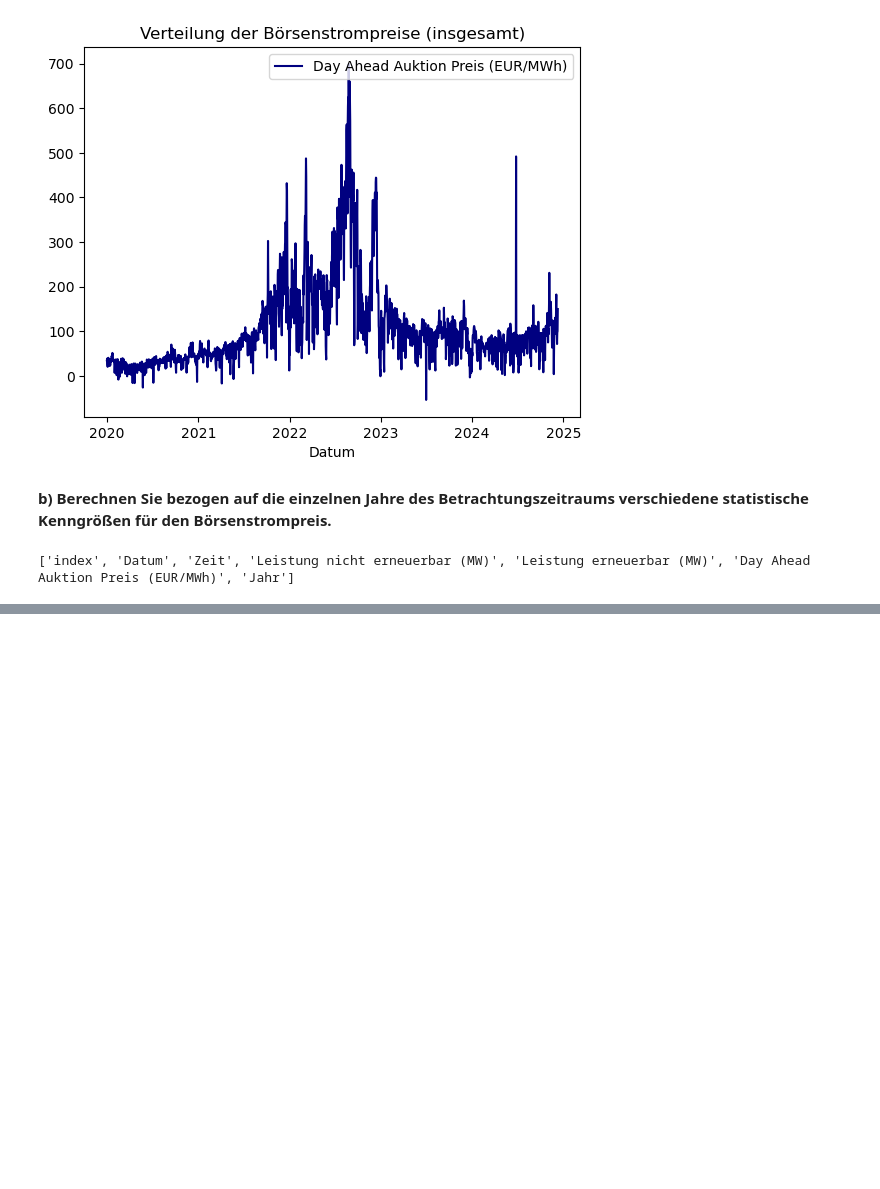
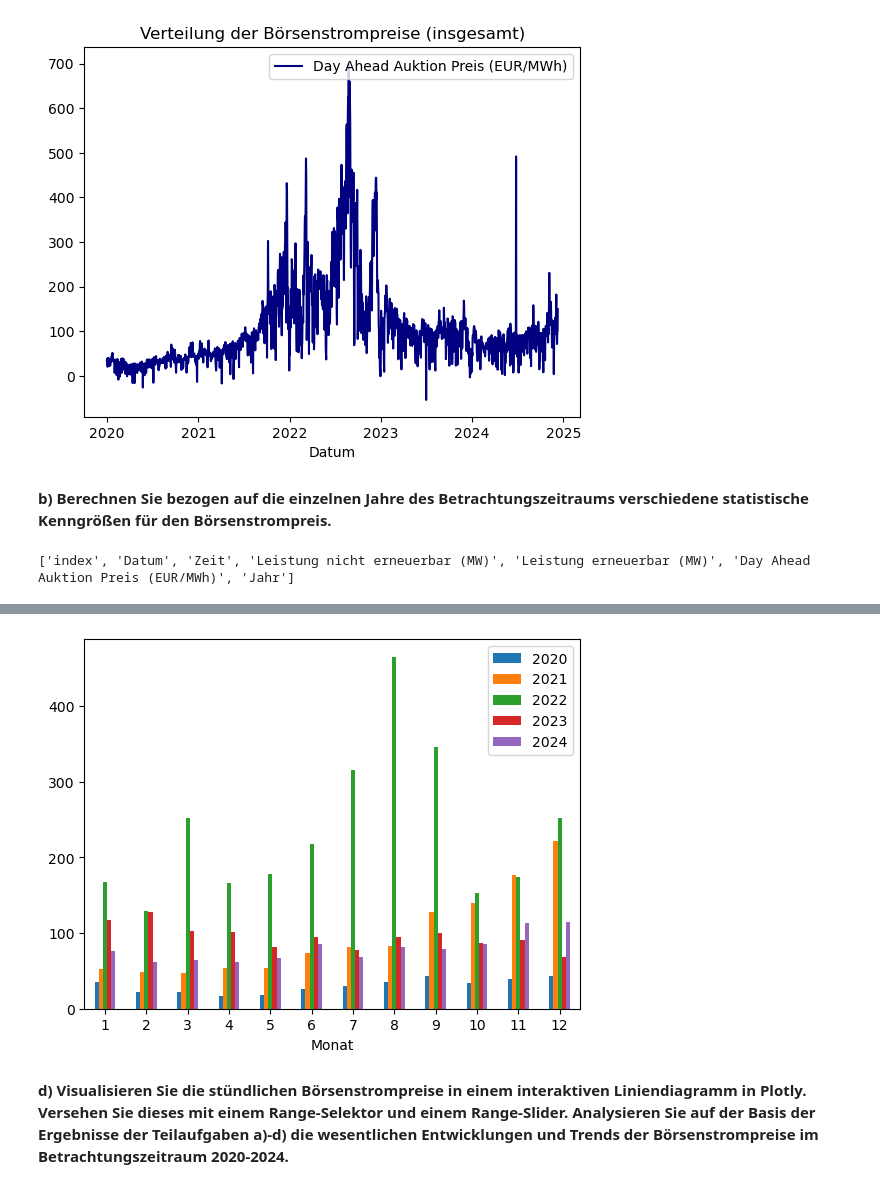
Before and after one commit to himanshunikam/DAT-Projektarbeit, a Jupyter notebook: aufgabe1.ipynb, the cells around one changed output, grey strips where cells are left out. Saved outputs shown, nothing was run; the diff lists cells and outputs as text; code cells hidden in the pictures; blank space fills up the shorter version.

```diff
--- a/aufgabe1.ipynb
+++ b/aufgabe1.ipynb
@@ -224,3 +234,11 @@ Jahr
 # %%
 df_year_2020['Monat']= pd.DatetimeIndex(df_year_2020['Datum']).month
-df_year_2020
+df_year_2021['Monat']= pd.DatetimeIndex(df_year_2021['Datum']).month
+df_year_2022['Monat']= pd.DatetimeIndex(df_year_2022['Datum']).month
+df_year_2023['Monat']= pd.DatetimeIndex(df_year_2023['Datum']).month
+df_year_2024['Monat']= pd.DatetimeIndex(df_year_2024['Datum']).month
+mean_month_preis_2020= df_year_2020.groupby('Monat')['Day Ahead Auktion Preis (EUR/MWh)'].mean()
+mean_month_preis_2021= df_year_2021.groupby('Monat')['Day Ahead Auktion Preis (EUR/MWh)'].mean()
+mean_month_preis_2022= df_year_2022.groupby('Monat')['Day Ahead Auktion Preis (EUR/MWh)'].mean()
+mean_month_preis_2023= df_year_2023.groupby('Monat')['Day Ahead Auktion Preis (EUR/MWh)'].mean()
+mean_month_preis_2024= df_year_2024.groupby('Monat')['Day Ahead Auktion Preis (EUR/MWh)'].mean()
@@ -256,0 +245,5 @@ Name: Day Ahead Auktion Preis (EUR/MWh), Length: 12, dtype: float64
+# %%
+df_monthly_preis=pd.DataFrame(dict(s1 = mean_month_preis_2020, s2 = mean_month_preis_2021, s3=mean_month_preis_2022, s4=mean_month_preis_2023, s5=mean_month_preis_2024))
+cols = ['2020', '2021', '2022', '2023', '2024']
+df_monthly_preis.columns = cols
+df_monthly_preis
@@ -256,0 +265,6 @@ Name: Day Ahead Auktion Preis (EUR/MWh), Length: 12, dtype: float64
+# %%
+ax = df_monthly_preis.plot.bar(rot=0)
+# %% [output]
+[figure, added]
+# %% [markdown]
+**d) Visualisieren Sie die stündlichen Börsenstrompreise in einem interaktiven Liniendiagramm in Plotly. Versehen Sie dieses mit einem Range-Selektor und einem Range-Slider. Analysieren Sie auf der Basis der Ergebnisse der Teilaufgaben a)-d) die wesentlichen Entwicklungen und Trends der Börsenstrompreise im Betrachtungszeitraum 2020-2024.**
```
Also changed, not shown: parts of 7 cells of this notebook.
